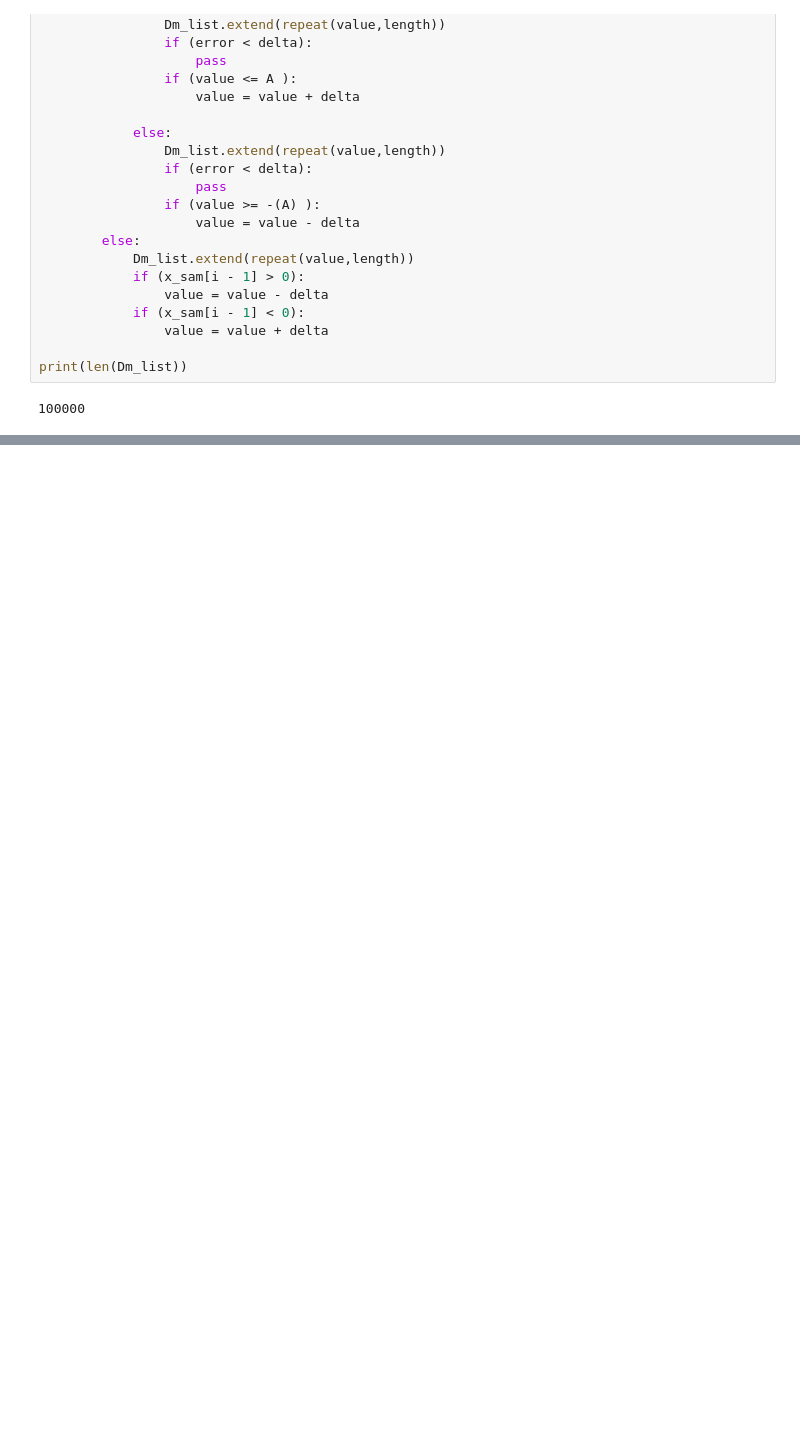
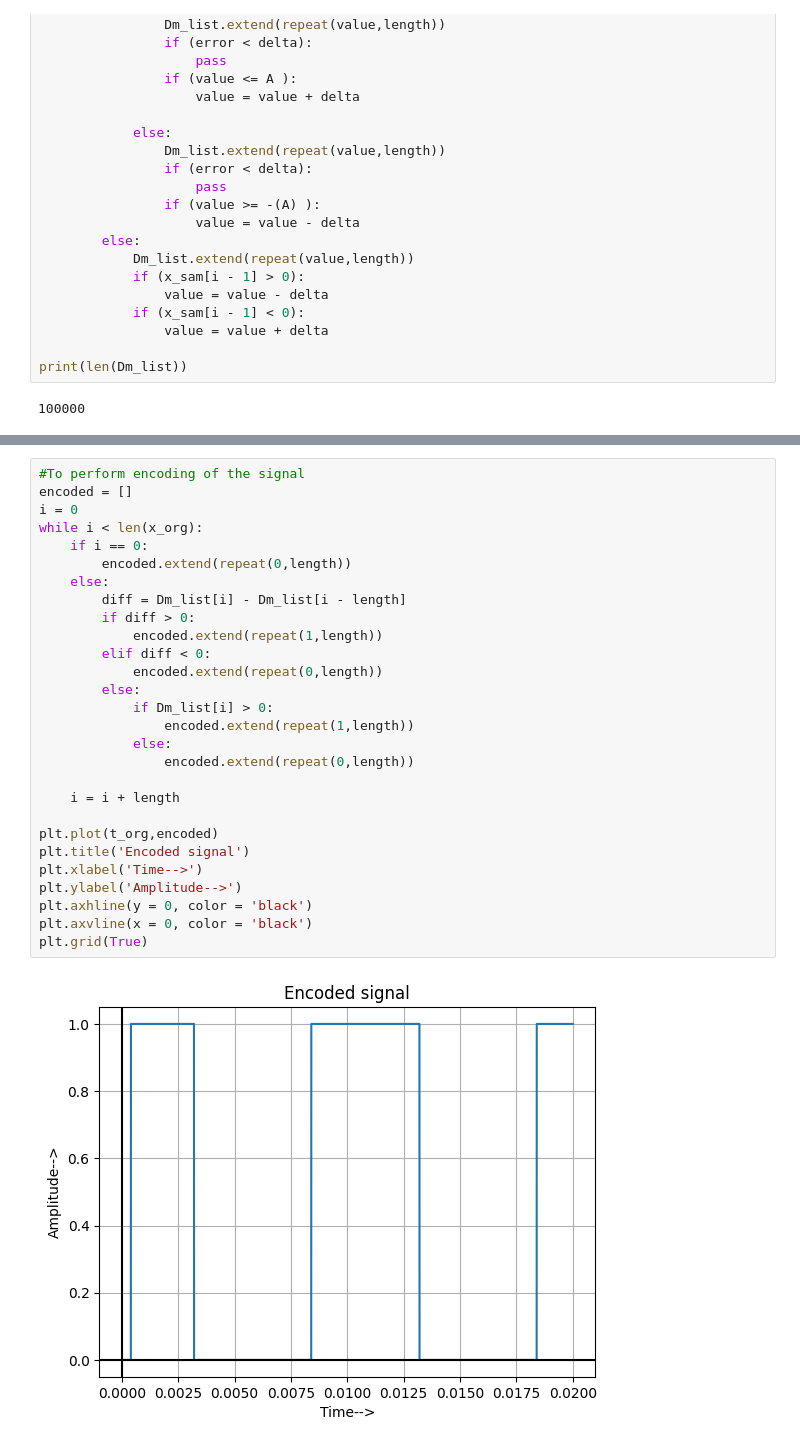
Before and after one commit to ParasKore2003/Digital-Communication-Lab, a Jupyter notebook: Digital Communication/Seniors code/trial.ipynb, the cells around one changed output, grey strips where cells are left out. Drawn from its saved outputs; the diff is of its cells as text; blank space fills up the shorter version.

```diff
--- a/Digital Communication/Seniors code/trial.ipynb
+++ b/Digital Communication/Seniors code/trial.ipynb
@@ -136,0 +93,30 @@ plt.plot(t_org, Dm_list)
+# %%
+#To perform encoding of the signal
+encoded = []
+i = 0
+while i < len(x_org):
+    if i == 0:
+        encoded.extend(repeat(0,length))
+    else:
+        diff = Dm_list[i] - Dm_list[i - length]
+        if diff > 0:
+            encoded.extend(repeat(1,length))
+        elif diff < 0:
+            encoded.extend(repeat(0,length))
+        else:
+            if Dm_list[i] > 0:
+                encoded.extend(repeat(1,length))
+            else:
+                encoded.extend(repeat(0,length))
+
+    i = i + length
+
+plt.plot(t_org,encoded)
+plt.title('Encoded signal')
+plt.xlabel('Time-->')
+plt.ylabel('Amplitude-->')
+plt.axhline(y = 0, color = 'black')
+plt.axvline(x = 0, color = 'black')
+plt.grid(True)
+# %% [output]
+[figure, added]
```
Also changed, not shown: parts of 8 cells of this notebook, 1 other file.
